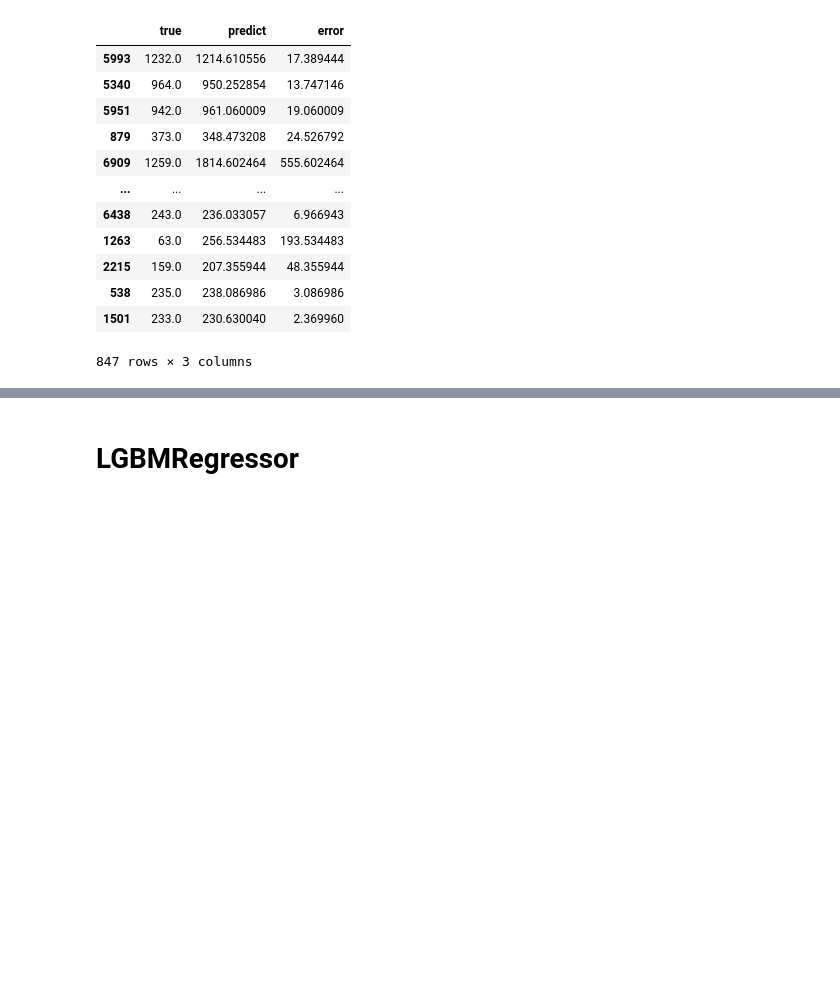
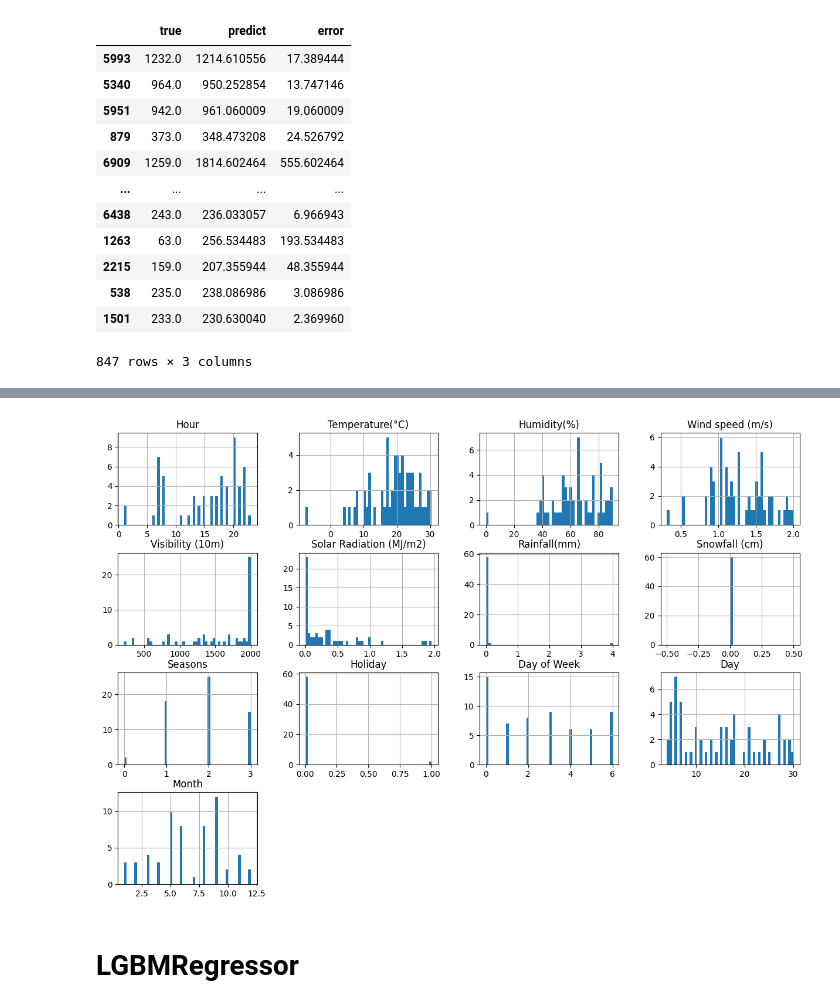
Before and after one commit to mchianale/seoul_bikes_predictions, a Jupyter notebook: code/bikes_seoul.ipynb, the cells around one changed output, grey strips where cells are left out. Cells and saved outputs as stored; diff of their text form; code cells hidden in the pictures; blank space fills up the shorter version.

```diff
--- a/code/bikes_seoul.ipynb
+++ b/code/bikes_seoul.ipynb
@@ -620,3 +666,8 @@ display(df_result)
+# %%
+x_test.loc[df_result.loc[df_result['error'] > 200 , 'true'].index].hist(bins=50, figsize=(15, 10))
+plt.show()
+# %% [output]
+[figure, added]
 # %% [markdown]
 # LGBMRegressor
 # %%
```
Also changed, not shown: parts of 18 cells of this notebook, 1 other file.
